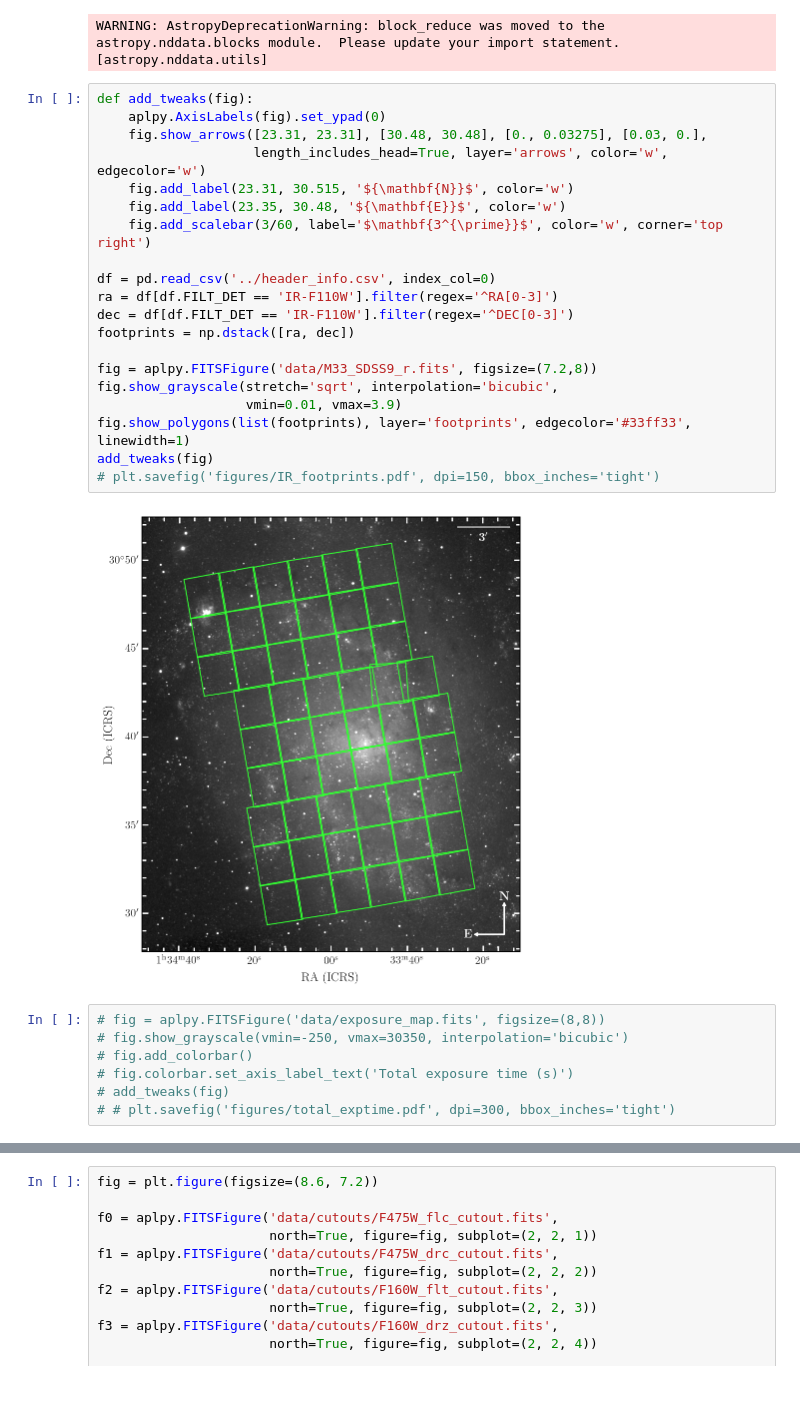
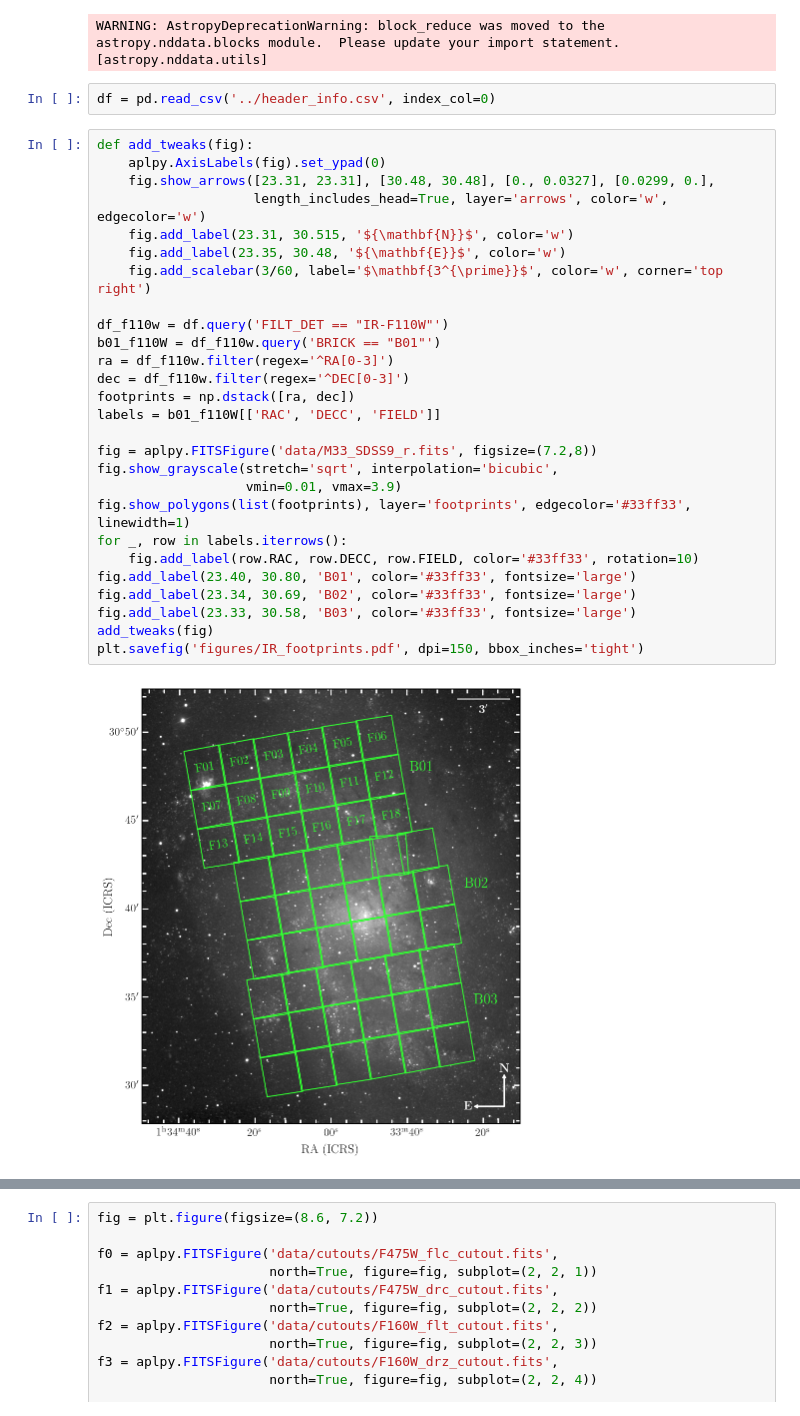
Before and after one commit to meredith-durbin/m33_survey_plots, a Jupyter notebook: APLpy plots.ipynb, the cells around one changed output, grey strips where cells are left out. Saved outputs shown, nothing was run; the diff lists cells and outputs as text.

Commit message:
more labels on aplpy plots

```diff
--- a/APLpy plots.ipynb
+++ b/APLpy plots.ipynb
@@ -27,33 +27,35 @@ dark = sns.color_palette('dark')
 sns.set_palette(pal)
 # %% [output]
 WARNING: AstropyDeprecationWarning: block_reduce was moved to the astropy.nddata.blocks module.  Please update your import statement. [astropy.nddata.utils]
+# %%
+df = pd.read_csv('../header_info.csv', index_col=0)
 # %%
 def add_tweaks(fig):
     aplpy.AxisLabels(fig).set_ypad(0)
-    fig.show_arrows([23.31, 23.31], [30.48, 30.48], [0., 0.03275], [0.03, 0.],
+    fig.show_arrows([23.31, 23.31], [30.48, 30.48], [0., 0.0327], [0.0299, 0.],
                     length_includes_head=True, layer='arrows', color='w', edgecolor='w')
     fig.add_label(23.31, 30.515, '${\mathbf{N}}$', color='w')
     fig.add_label(23.35, 30.48, '${\mathbf{E}}$', color='w')
     fig.add_scalebar(3/60, label='$\mathbf{3^{\prime}}$', color='w', corner='top right')
 
-df = pd.read_csv('../header_info.csv', index_col=0)
-ra = df[df.FILT_DET == 'IR-F110W'].filter(regex='^RA[0-3]')
-dec = df[df.FILT_DET == 'IR-F110W'].filter(regex='^DEC[0-3]')
+df_f110w = df.query('FILT_DET == "IR-F110W"')
+b01_f110W = df_f110w.query('BRICK == "B01"')
+ra = df_f110w.filter(regex='^RA[0-3]')
+dec = df_f110w.filter(regex='^DEC[0-3]')
 footprints = np.dstack([ra, dec])
+labels = b01_f110W[['RAC', 'DECC', 'FIELD']]
 
 fig = aplpy.FITSFigure('data/M33_SDSS9_r.fits', figsize=(7.2,8))
 fig.show_grayscale(stretch='sqrt', interpolation='bicubic',
                    vmin=0.01, vmax=3.9)
 fig.show_polygons(list(footprints), layer='footprints', edgecolor='#33ff33', linewidth=1)
+for _, row in labels.iterrows():
+    fig.add_label(row.RAC, row.DECC, row.FIELD, color='#33ff33', rotation=10)
+fig.add_label(23.40, 30.80, 'B01', color='#33ff33', fontsize='large')
+fig.add_label(23.34, 30.69, 'B02', color='#33ff33', fontsize='large')
+fig.add_label(23.33, 30.58, 'B03', color='#33ff33', fontsize='large')
 add_tweaks(fig)
-# plt.savefig('figures/IR_footprints.pdf', dpi=150, bbox_inches='tight')
+plt.savefig('figures/IR_footprints.pdf', dpi=150, bbox_inches='tight')
 # %% [output]
-[figure, old version]
+[figure, new version]
-# %%
-# fig = aplpy.FITSFigure('data/exposure_map.fits', figsize=(8,8))
-# fig.show_grayscale(vmin=-250, vmax=30350, interpolation='bicubic')
-# fig.add_colorbar()
-# fig.colorbar.set_axis_label_text('Total exposure time (s)')
-# add_tweaks(fig)
-# # plt.savefig('figures/total_exptime.pdf', dpi=300, bbox_inches='tight')
 # %%
```
Also changed, not shown: parts of 1 cell of this notebook, 5 other files.
